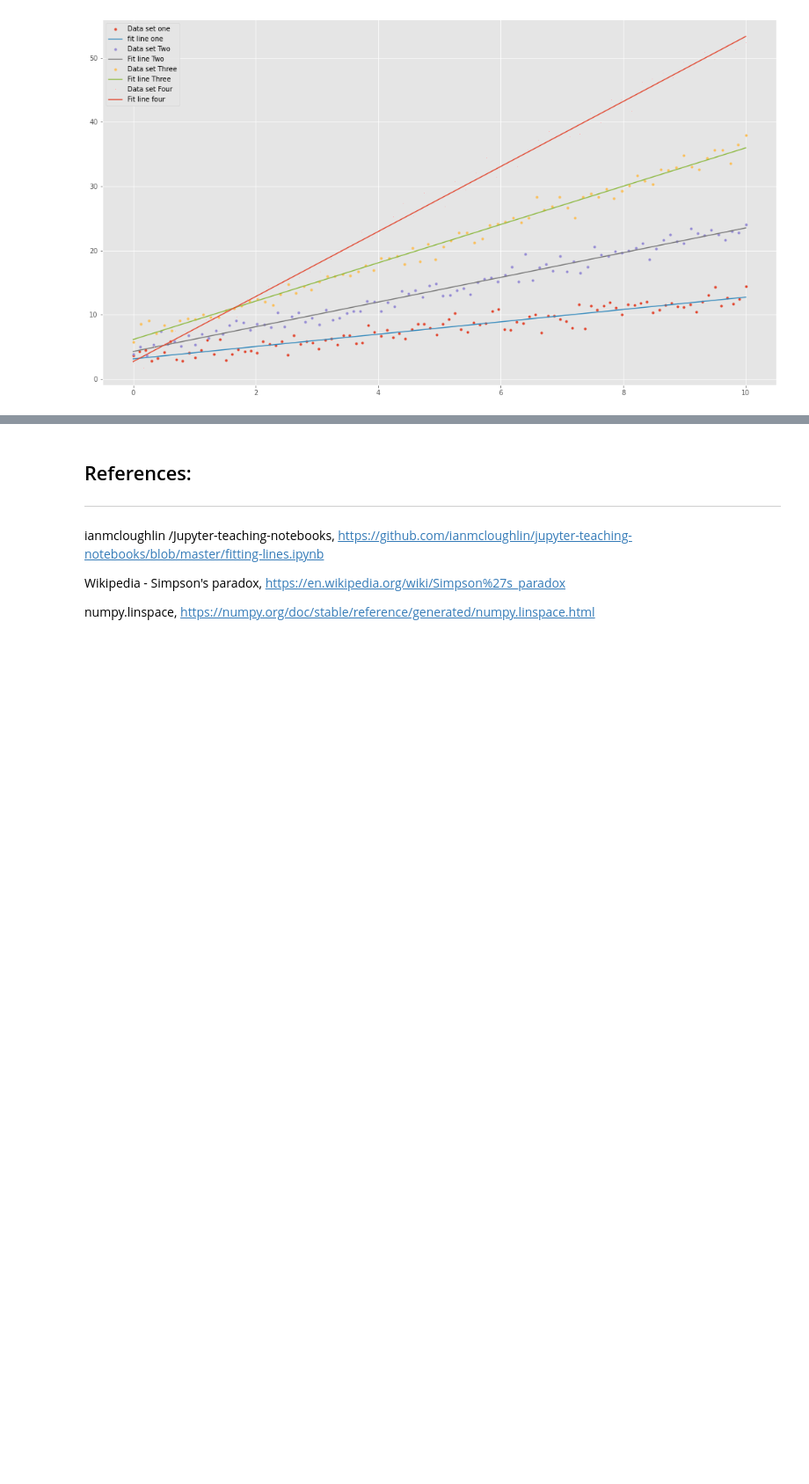
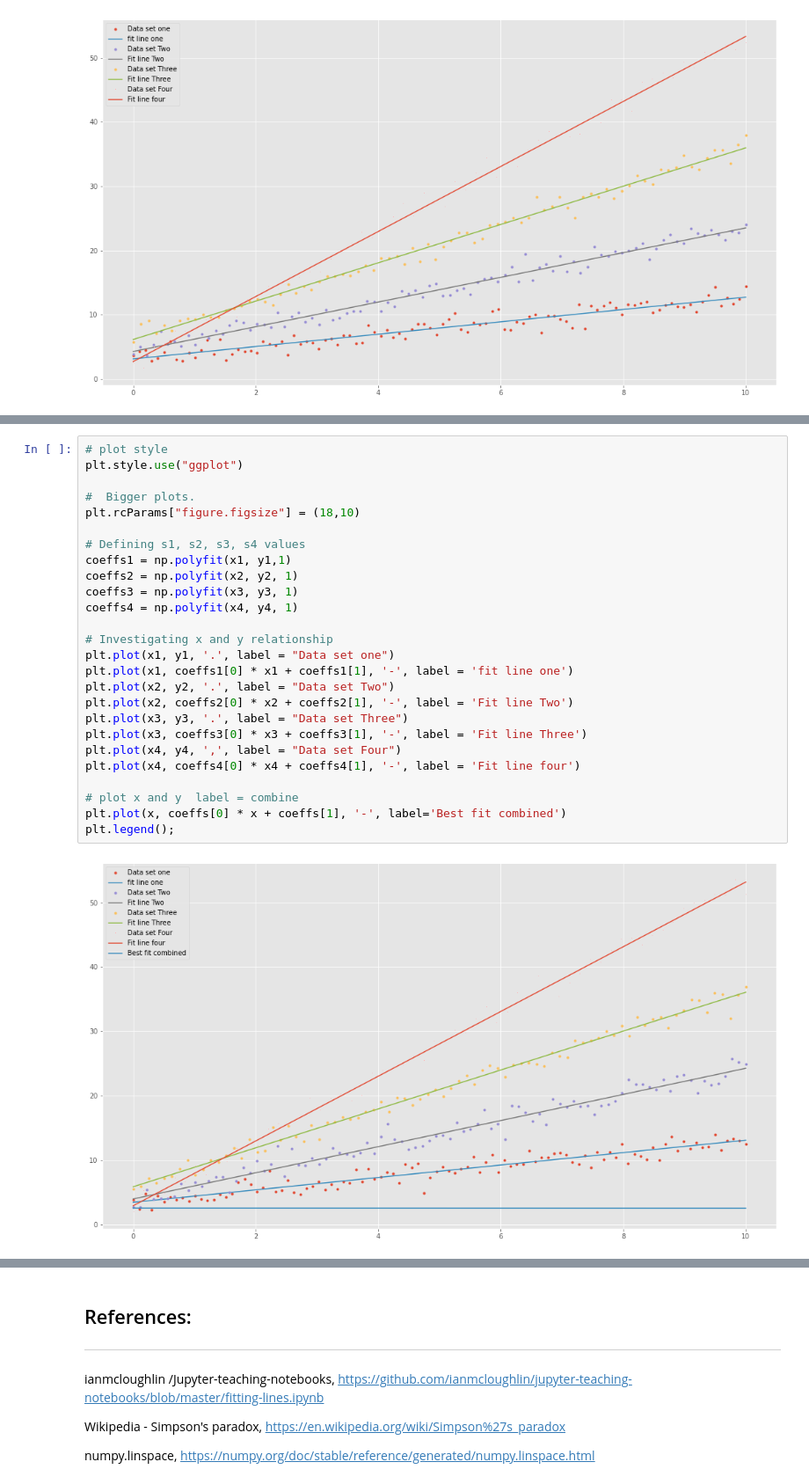
Before and after one commit to G00387847/fundamentalDataAnalysis-Task, a Jupyter notebook: FundamentDataAnalysis - Task.ipynb, the cells around one changed output, grey strips where cells are left out. Shown: that part at 88% size. Cells and saved outputs as stored; diff of their text form; blank space fills up the shorter version.

```diff
--- a/FundamentDataAnalysis - Task.ipynb
+++ b/FundamentDataAnalysis - Task.ipynb
@@ -413,0 +442,28 @@ plt.legend();
+# %%
+# plot style
+plt.style.use("ggplot")
+
+#  Bigger plots.
+plt.rcParams["figure.figsize"] = (18,10)
+
+# Defining s1, s2, s3, s4 values
+coeffs1 = np.polyfit(x1, y1,1)
+coeffs2 = np.polyfit(x2, y2, 1)
+coeffs3 = np.polyfit(x3, y3, 1)
+coeffs4 = np.polyfit(x4, y4, 1)
+
+# Investigating x and y relationship
+plt.plot(x1, y1, '.', label = "Data set one")
+plt.plot(x1, coeffs1[0] * x1 + coeffs1[1], '-', label = 'fit line one')
+plt.plot(x2, y2, '.', label = "Data set Two")
+plt.plot(x2, coeffs2[0] * x2 + coeffs2[1], '-', label = 'Fit line Two')
+plt.plot(x3, y3, '.', label = "Data set Three")
+plt.plot(x3, coeffs3[0] * x3 + coeffs3[1], '-', label = 'Fit line Three')
+plt.plot(x4, y4, ',', label = "Data set Four")
+plt.plot(x4, coeffs4[0] * x4 + coeffs4[1], '-', label = 'Fit line four')
+
+# plot x and y  label = combine
+plt.plot(x, coeffs[0] * x + coeffs[1], '-', label='Best fit combined')
+plt.legend();
+# %% [output]
+[figure, added]
```
Also changed, not shown: parts of 4 cells of this notebook.
